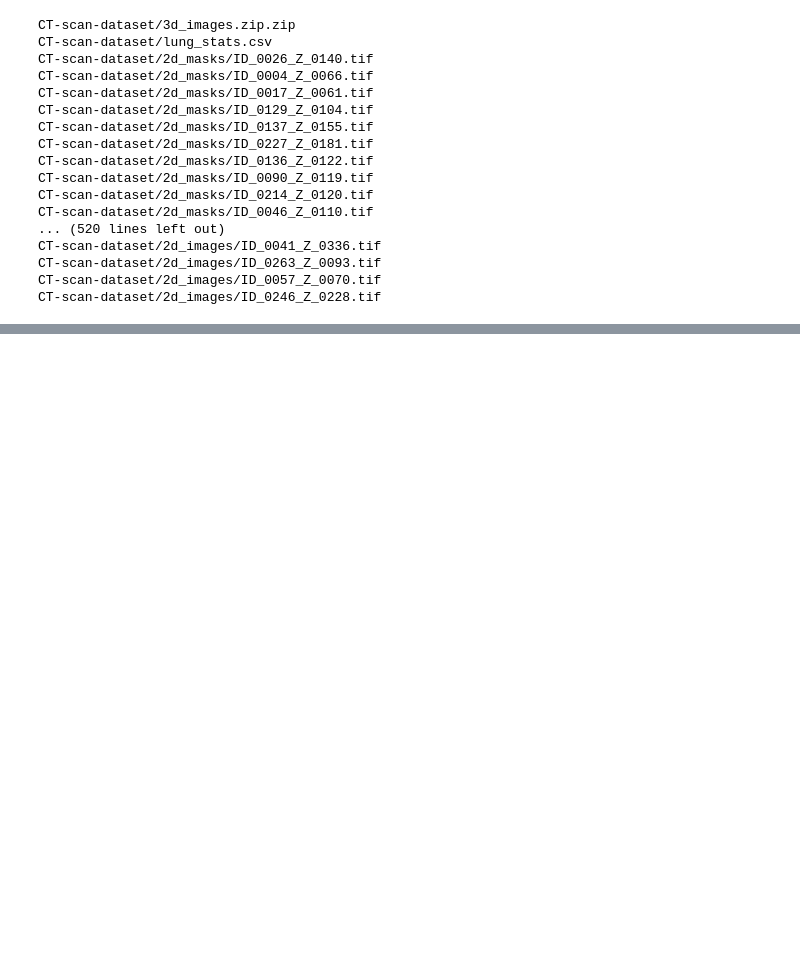
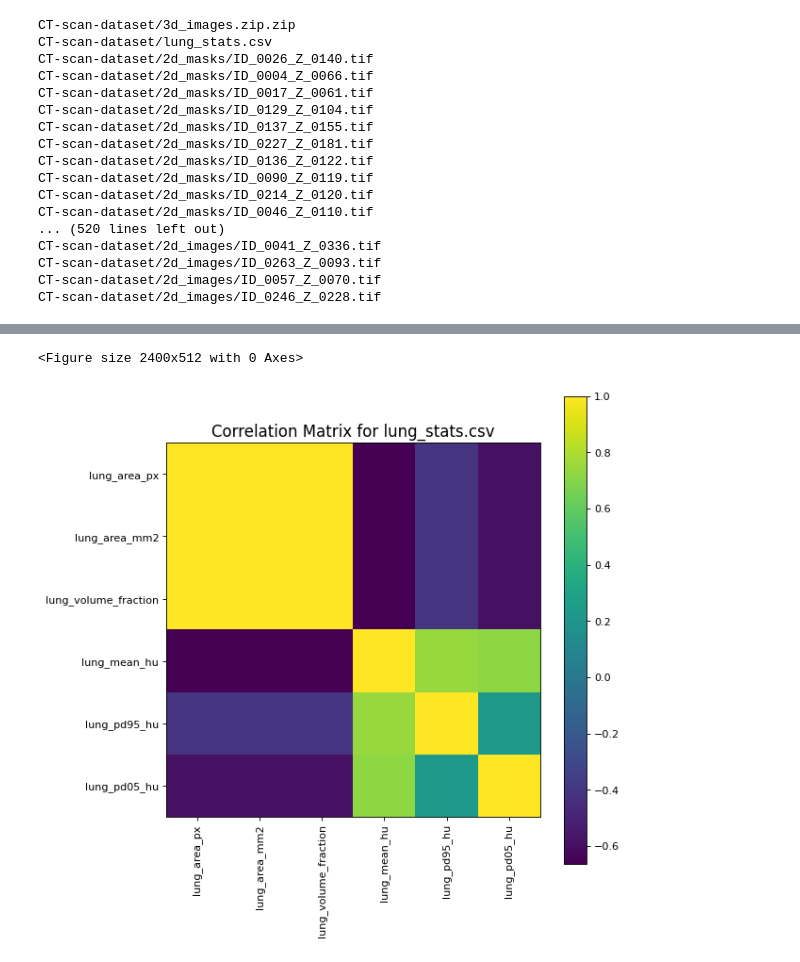
Before and after one commit to Ka0Ri/Simple-Unet, a Jupyter notebook: Data-analysis.ipynb, the cells around one changed output, grey strips where cells are left out. Cells and saved outputs as stored; diff of their text form; code cells hidden in the pictures; blank space fills up the shorter version.

```diff
--- a/Data-analysis.ipynb
+++ b/Data-analysis.ipynb
@@ -97,0 +107,8 @@ FileNotFoundError: [Errno 2] No such file or directory: '/kaggle/input/lung_stat
+# %%
+plotPerColumnDistribution(df1, 10, 5)
+# %% [output]
+<Figure size 2400x512 with 0 Axes>
+# %%
+plotCorrelationMatrix(df1, 8)
+# %% [output]
+[figure, added]
```
Also changed, not shown: parts of 3 cells of this notebook, 2 other files.
